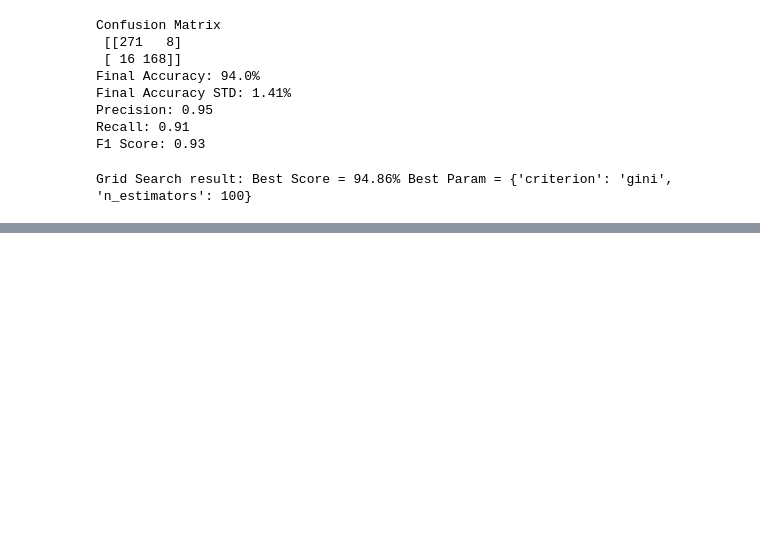
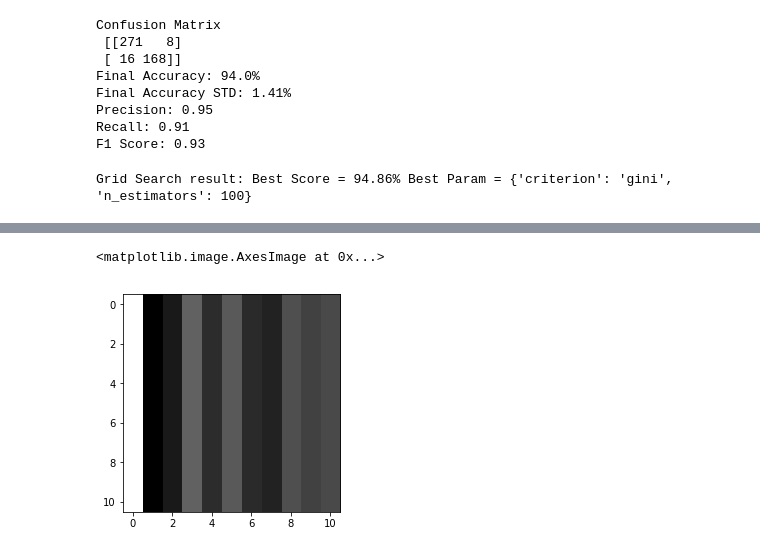
Before and after one commit to princeAXS/Machine-Learning-Projects, a Jupyter notebook: Cube Modeling/cubeModelling.ipynb, the cells around one changed output, grey strips where cells are left out. Cells and saved outputs as stored; diff of their text form; code cells hidden in the pictures; blank space fills up the shorter version.

```diff
--- a/Cube Modeling/cubeModelling.ipynb
+++ b/Cube Modeling/cubeModelling.ipynb
@@ -510,0 +628,34 @@ Grid Search result: Best Score = 94.86% Best Param = {'criterion': 'gini', 'n_es
+# %%
+# ================================================ Data Modelling: Experimentation with CNN ======================================================
+
+# Here we are gonna take a further deep delve in deep learning methods, we will create the images out of the numeric data,
+# those images will be fed into CNN which is advance version of ANN when it come to image classification.
+# as we have 11 feature, so we have decide to make 11 * 11 image by replicating one row of data to 11 times to make a 11 * 11 matrix ans eventually image
+# this is just an experimentation part, we don't expect any accuracy here. We are just trying a new/innovative/neverDoneBefore
+# method of coverting numeric data to images and eventually using CNN for classification.
+
+images_train = []
+for j in range(len(X_train)):
+    image = []
+    for i in range(len(X_train[0])):
+        image.append(X_train[0])
+    images_train.append(image)
+
+
+images_test = []
+for j in range(len(X_test)):
+    image = []
+    for i in range(len(X_test[0])):
+        image.append(X_test[0])
+    images_test.append(image)
+
+images_train = np.array(images_train)
+images_test = np.array(images_test)
+# %%
+# Before it gets reshaped in next section,
+# it can be run multiple time here to see different images made out of numeric data.
+
+plt.imshow(images_train[np.random.randint(0,len(images_train)-1)], cmap = 'gray')
+# %% [output]
+<matplotlib.image.AxesImage at 0x...>
+[figure, added]
```
Also changed, not shown: parts of 17 cells of this notebook.
